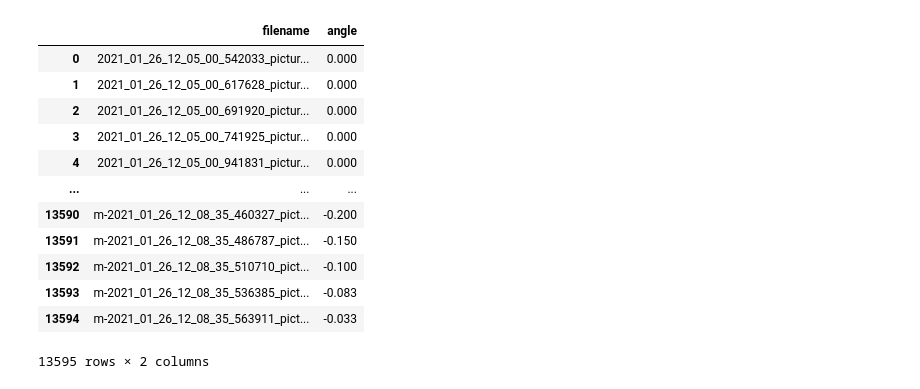
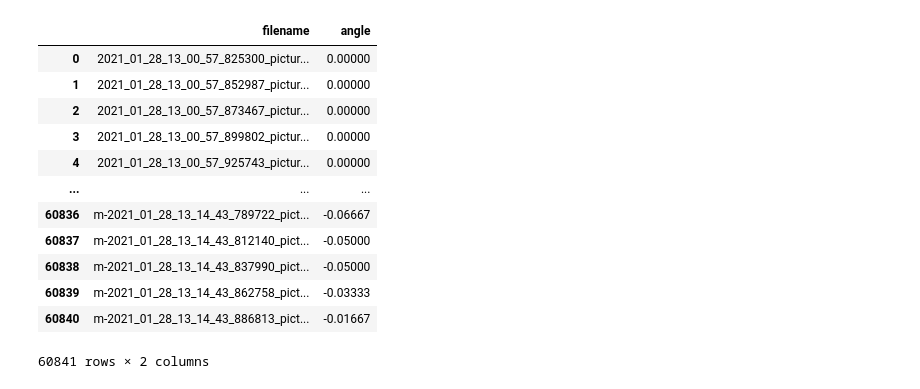
Before and after one commit to marcschachtsiek/auton-car-nnetwork, a Jupyter notebook: src/data_analysis/analysis.ipynb, the cells around one changed output. Saved outputs shown, nothing was run; the diff lists cells and outputs as text; code cells hidden in the pictures.

```diff
--- a/src/data_analysis/analysis.ipynb
+++ b/src/data_analysis/analysis.ipynb
@@ -4,21 +5,22 @@ matplotlib.rcParams["figure.dpi"] = 200
 # %%
-abs_path = "C:\\Dev\\Smart Car Project\\auton-car-nnetwork\\data\\"
+abs_path = "C:\\Dev\\Smart Car Project\\Dataset-prep\\self-made\\"
 
 import pandas as pd
 
-df = pd.read_csv(abs_path + "output-Mi30-Ma150-O-9 - aug.csv")
+# df = pd.read_csv(abs_path + "output.csv")
+df = pd.read_csv(abs_path + "output-aug.csv")
 df
 # %% [output]
 |  | filename | angle |
-| 0 | 2021_01_26_12_05_00_542033_pictur... | 0.000 |
-| 1 | 2021_01_26_12_05_00_617628_pictur... | 0.000 |
-| 2 | 2021_01_26_12_05_00_691920_pictur... | 0.000 |
-| 3 | 2021_01_26_12_05_00_741925_pictur... | 0.000 |
-| 4 | 2021_01_26_12_05_00_941831_pictur... | 0.000 |
+| 0 | 2021_01_28_13_00_57_825300_pictur... | 0.00000 |
+| 1 | 2021_01_28_13_00_57_852987_pictur... | 0.00000 |
+| 2 | 2021_01_28_13_00_57_873467_pictur... | 0.00000 |
+| 3 | 2021_01_28_13_00_57_899802_pictur... | 0.00000 |
+| 4 | 2021_01_28_13_00_57_925743_pictur... | 0.00000 |
 | ... | ... | ... |
-| 13590 | m-2021_01_26_12_08_35_460327_pict... | -0.200 |
-| 13591 | m-2021_01_26_12_08_35_486787_pict... | -0.150 |
-| 13592 | m-2021_01_26_12_08_35_510710_pict... | -0.100 |
-| 13593 | m-2021_01_26_12_08_35_536385_pict... | -0.083 |
-| 13594 | m-2021_01_26_12_08_35_563911_pict... | -0.033 |
+| 60836 | m-2021_01_28_13_14_43_789722_pict... | -0.06667 |
+| 60837 | m-2021_01_28_13_14_43_812140_pict... | -0.05000 |
+| 60838 | m-2021_01_28_13_14_43_837990_pict... | -0.05000 |
+| 60839 | m-2021_01_28_13_14_43_862758_pict... | -0.03333 |
+| 60840 | m-2021_01_28_13_14_43_886813_pict... | -0.01667 |
-13595 rows × 2 columns
+60841 rows × 2 columns
```
Also changed, not shown: parts of 6 cells of this notebook, 2 other files.
